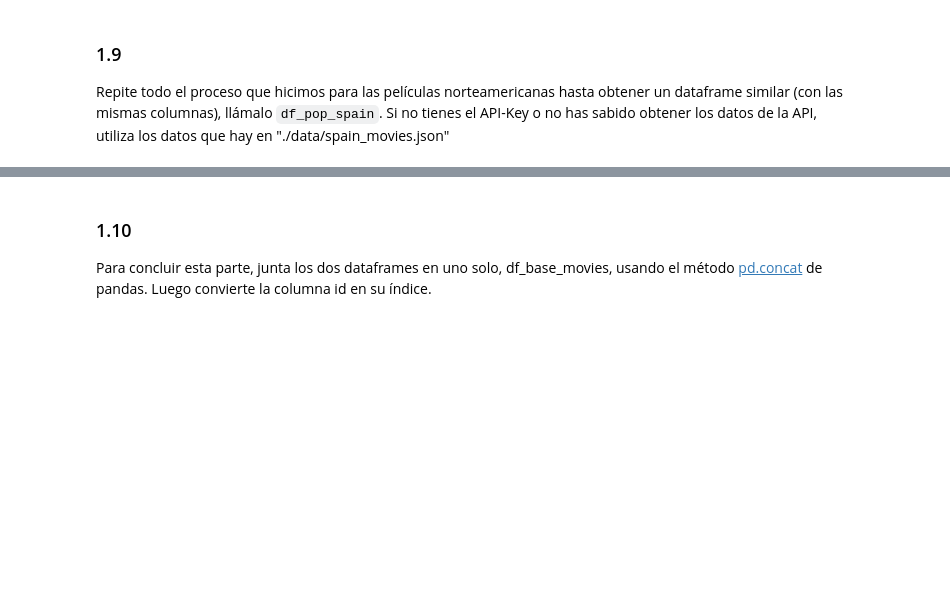
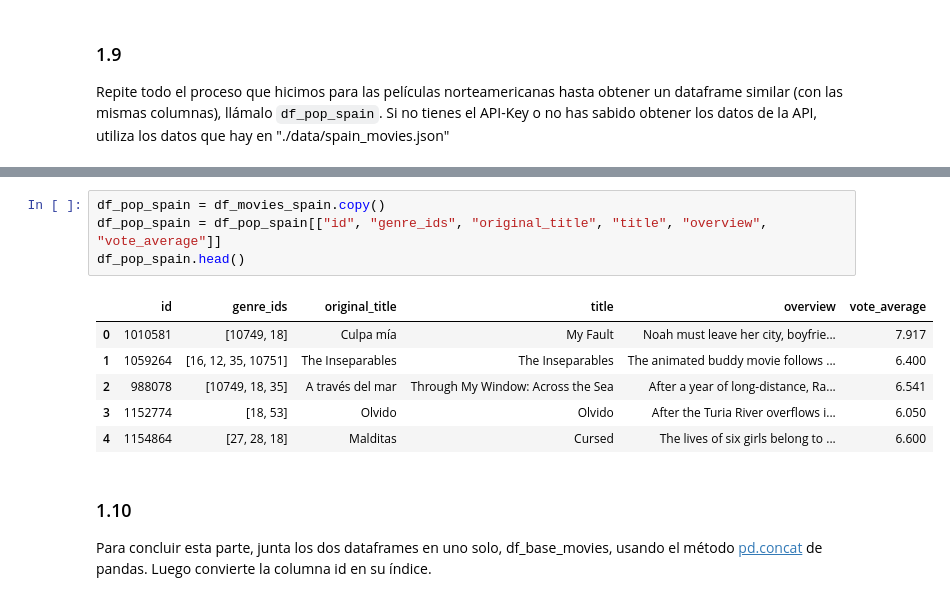
Before and after one commit to Anttt4/ONLINE_DS_THEBRIDGE_Antonio_Carreno_Jimenez, a Jupyter notebook: Sprint 6/Unidad 2/18_Practica_Obligatoria_Scraping_API.ipynb, the cells around one changed output, grey strips where cells are left out. Cells and saved outputs as stored; diff of their text form; blank space fills up the shorter version.

```diff
--- a/Sprint 6/Unidad 2/18_Practica_Obligatoria_Scraping_API.ipynb
+++ b/Sprint 6/Unidad 2/18_Practica_Obligatoria_Scraping_API.ipynb
@@ -136,3 +297,14 @@ Repite todo el proceso que hicimos para las películas norteamericanas hasta obt
+# %%
+df_pop_spain = df_movies_spain.copy()
+df_pop_spain = df_pop_spain[["id", "genre_ids", "original_title", "title", "overview", "vote_average"]]
+df_pop_spain.head()
+# %% [output]
+|  | id | genre_ids | original_title | title | overview | vote_average |
+| 0 | 1010581 | [10749, 18] | Culpa mía | My Fault | Noah must leave her city, boyfrie... | 7.917 |
+| 1 | 1059264 | [16, 12, 35, 10751] | The Inseparables | The Inseparables | The animated buddy movie follows ... | 6.400 |
+| 2 | 988078 | [10749, 18, 35] | A través del mar | Through My Window: Across the Sea | After a year of long-distance, Ra... | 6.541 |
+| 3 | 1152774 | [18, 53] | Olvido | Olvido | After the Turia River overflows i... | 6.050 |
+| 4 | 1154864 | [27, 28, 18] | Malditas | Cursed | The lives of six girls belong to ... | 6.600 |
 # %% [markdown]
 ### 1.10
 Para concluir esta parte, junta los dos dataframes en uno solo, df_base_movies, usando el método [pd.concat](https://pandas.pydata.org/docs/reference/api/pandas.concat.html) de pandas. Luego convierte la columna id en su índice.
```
Also changed, not shown: parts of 17 cells of this notebook.
